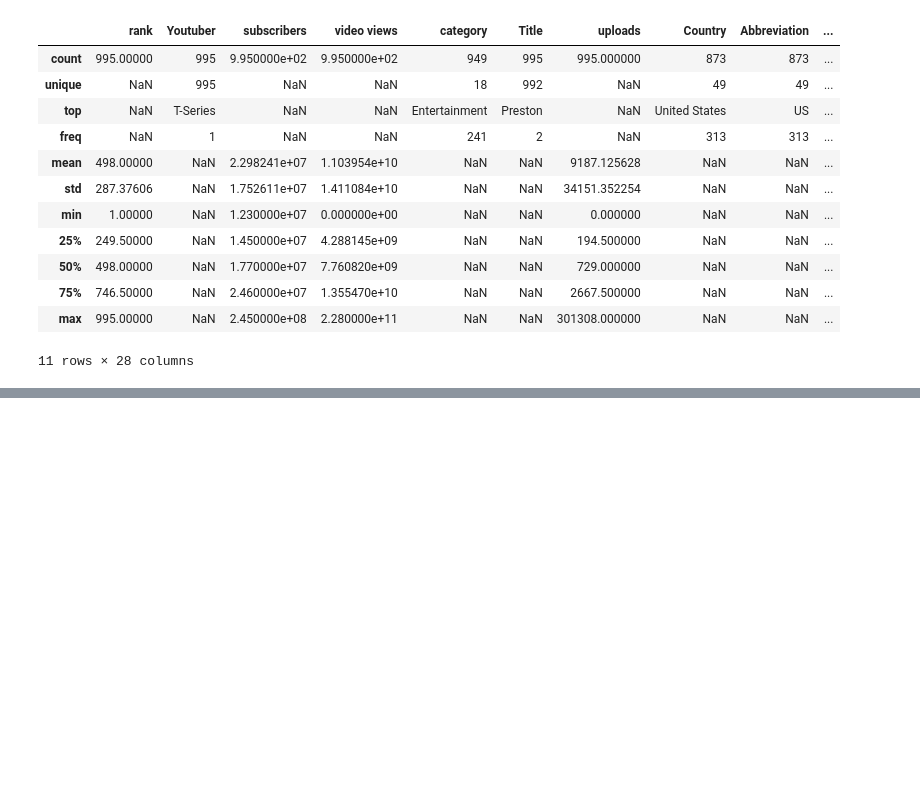
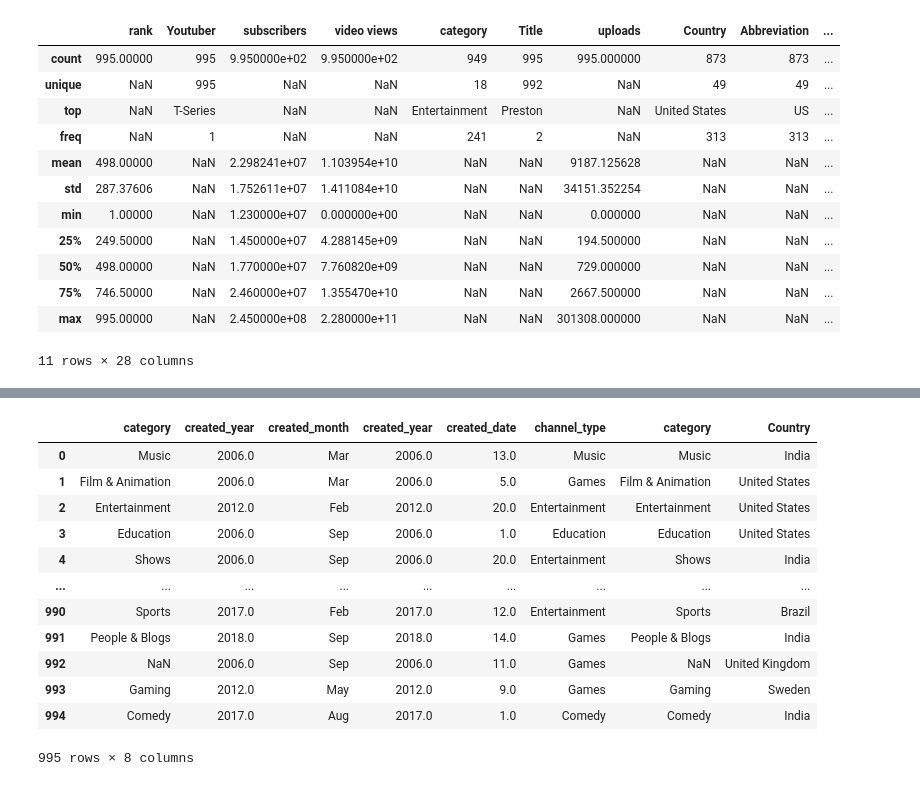
Before and after one commit to parshvak26/Data-Preprocessing, a Jupyter notebook: Data_preprocessing.ipynb, the cells around one changed output, grey strips where cells are left out. Cells and saved outputs as stored; diff of their text form; code cells hidden in the pictures; blank space fills up the shorter version.

```diff
--- a/Data_preprocessing.ipynb
+++ b/Data_preprocessing.ipynb
@@ -57,0 +146,16 @@ df.describe(include='all')
+# %%
+df_categorical
+# %% [output]
+|  | category | created_year | created_month | created_year | created_date | channel_type | category | Country |
+| 0 | Music | 2006.0 | Mar | 2006.0 | 13.0 | Music | Music | India |
+| 1 | Film & Animation | 2006.0 | Mar | 2006.0 | 5.0 | Games | Film & Animation | United States |
+| 2 | Entertainment | 2012.0 | Feb | 2012.0 | 20.0 | Entertainment | Entertainment | United States |
+| 3 | Education | 2006.0 | Sep | 2006.0 | 1.0 | Education | Education | United States |
+| 4 | Shows | 2006.0 | Sep | 2006.0 | 20.0 | Entertainment | Shows | India |
+| ... | ... | ... | ... | ... | ... | ... | ... | ... |
+| 990 | Sports | 2017.0 | Feb | 2017.0 | 12.0 | Entertainment | Sports | Brazil |
+| 991 | People & Blogs | 2018.0 | Sep | 2018.0 | 14.0 | Games | People & Blogs | India |
+| 992 | NaN | 2006.0 | Sep | 2006.0 | 11.0 | Games | NaN | United Kingdom |
+| 993 | Gaming | 2012.0 | May | 2012.0 | 9.0 | Games | Gaming | Sweden |
+| 994 | Comedy | 2017.0 | Aug | 2017.0 | 1.0 | Comedy | Comedy | India |
+995 rows × 8 columns
```
Also changed, not shown: parts of 11 cells of this notebook.
